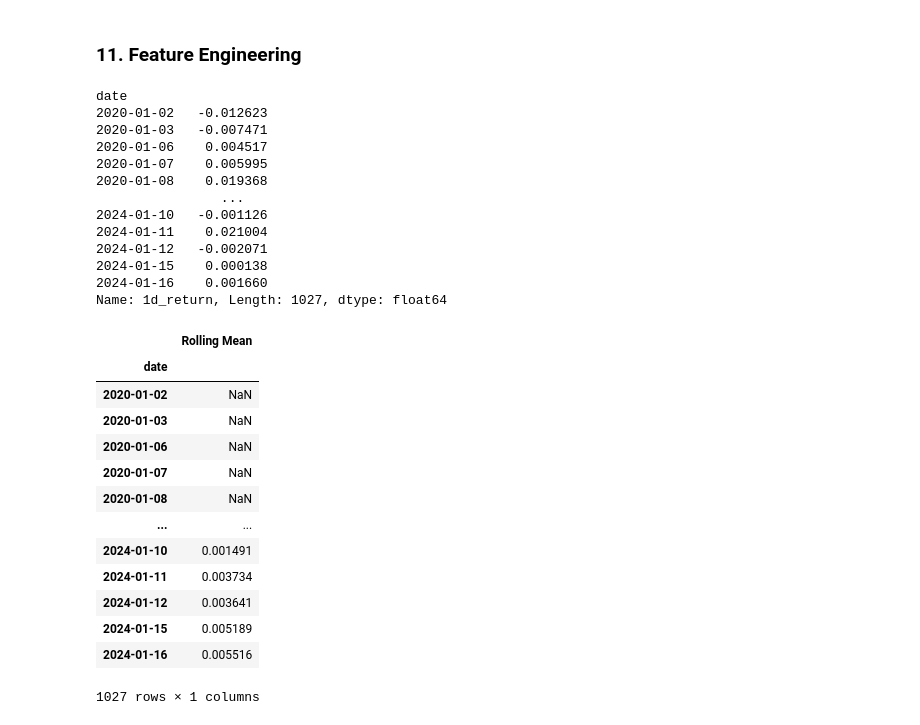
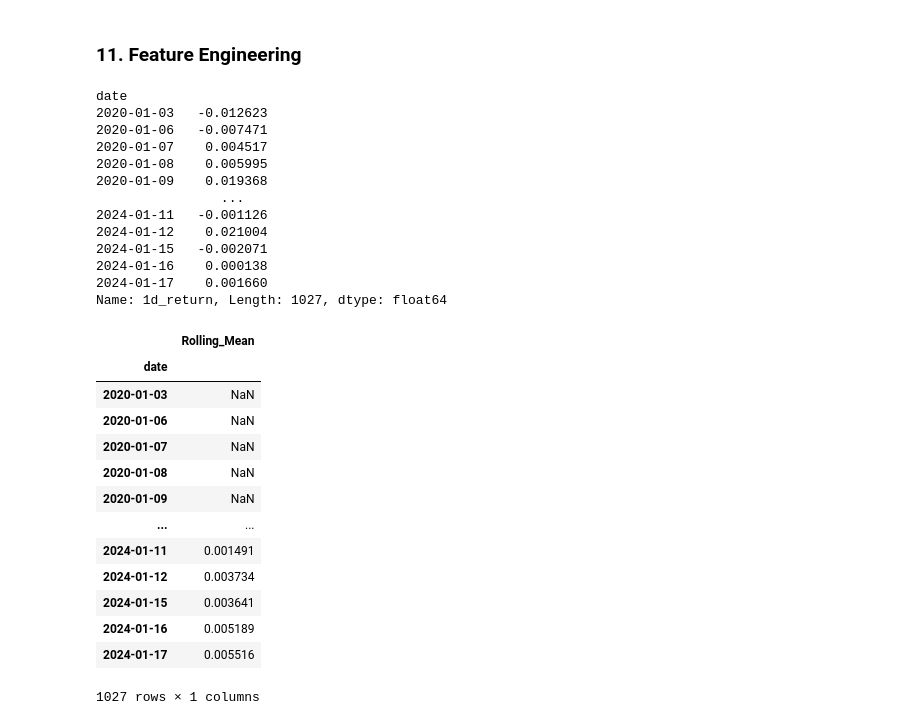
Before and after one commit to cem-akkus/Master, a Jupyter notebook: DataVisualisations.ipynb, the cells around one changed output. Drawn from its saved outputs; the diff is of its cells as text; code cells hidden in the pictures.

Commit message:
Data preparation

```diff
--- a/DataVisualisations.ipynb
+++ b/DataVisualisations.ipynb
@@ -116,7 +100,7 @@ for filename in os.listdir(directory):
 
         # Read the CSV file into a DataFrame
         df = pd.read_csv(file_path)
-        data_dict[ticker] = df.iloc[:-output_steps]  # Select all rows except the last rows that contain nan's
+        data_dict[ticker] = df.iloc[output_steps:]  # Select all rows except the last rows that contain nan's
 
 
         print(f'DataFrame for {ticker} loaded from {file_path}')
@@ -197,3 +193,13 @@ data_dict['SAP_DE'] = data_dict['SAP_DE'].set_index('date')
+# %%
+#date column as datetime
+data_dict['SAP_DE']['date'] = pd.to_datetime(data_dict['SAP_DE']['date'])
+data_dict['SAP_DE'] = data_dict['SAP_DE'].set_index('date')
+
+data_dict['SIE_DE']['date'] = pd.to_datetime(data_dict['SIE_DE']['date'])
+data_dict['SIE_DE'] = data_dict['SIE_DE'].set_index('date')
+
+data_dict['DTE_DE']['date'] = pd.to_datetime(data_dict['DTE_DE']['date'])
+data_dict['DTE_DE'] = data_dict['DTE_DE'].set_index('date')
 # %%
 #plot - closing prices of sap
 plt.figure(figsize=(10,5))
@@ -500,45 +504,45 @@ rolmean_DTE = data_dict['DTE_DE']['1d_return'].rolling(window).mean()
 rolstd_DTE = data_dict['DTE_DE']['1d_return'].rolling(window).std()
 
 #adding features as columns in dataframe for dax
-data_dict['SAP_DE']['Rolling Mean'] = rolmean_SAP
-data_dict['SAP_DE']['Rolling Std'] = rolstd_SAP
+data_dict['SAP_DE']['Rolling_Mean'] = rolmean_SAP
+data_dict['SAP_DE']['Rolling_Std'] = rolstd_SAP
 
-data_dict['SIE_DE']['Rolling Mean'] = rolmean_SIE
-data_dict['SIE_DE']['Rolling Std'] = rolstd_SIE
+data_dict['SIE_DE']['Rolling_Mean'] = rolmean_SIE
+data_dict['SIE_DE']['Rolling_Std'] = rolstd_SIE
 
 #adding features as columns in dataframe for dax
-data_dict['DTE_DE']['Rolling Mean'] = rolmean_DTE
-data_dict['DTE_DE']['Rolling Std'] = rolstd_DTE
+data_dict['DTE_DE']['Rolling_Mean'] = rolmean_DTE
+data_dict['DTE_DE']['Rolling_Std'] = rolstd_DTE
 # %%
 data_dict['SAP_DE']['1d_return']
 # %% [output]
 date
-2020-01-02   -0.012623
-2020-01-03   -0.007471
-2020-01-06    0.004517
-2020-01-07    0.005995
-2020-01-08    0.019368
+2020-01-03   -0.012623
+2020-01-06   -0.007471
+2020-01-07    0.004517
+2020-01-08    0.005995
+2020-01-09    0.019368
                 ...
-2024-01-10   -0.001126
-2024-01-11    0.021004
-2024-01-12   -0.002071
-2024-01-15    0.000138
-2024-01-16    0.001660
+2024-01-11   -0.001126
+2024-01-12    0.021004
+2024-01-15   -0.002071
+2024-01-16    0.000138
+2024-01-17    0.001660
 Name: 1d_return, Length: 1027, dtype: float64
 # %%
-data_dict['SAP_DE'][['Rolling Mean']]
+data_dict['SAP_DE'][['Rolling_Mean']]
 # %% [output]
-|  | Rolling Mean |
+|  | Rolling_Mean |
 | date |  |
-| 2020-01-02 | NaN |
 | 2020-01-03 | NaN |
 | 2020-01-06 | NaN |
 | 2020-01-07 | NaN |
 | 2020-01-08 | NaN |
+| 2020-01-09 | NaN |
 | ... | ... |
-| 2024-01-10 | 0.001491 |
-| 2024-01-11 | 0.003734 |
-| 2024-01-12 | 0.003641 |
-| 2024-01-15 | 0.005189 |
-| 2024-01-16 | 0.005516 |
+| 2024-01-11 | 0.001491 |
+| 2024-01-12 | 0.003734 |
+| 2024-01-15 | 0.003641 |
+| 2024-01-16 | 0.005189 |
+| 2024-01-17 | 0.005516 |
 1027 rows × 1 columns
```
Also changed, not shown: parts of 22 cells of this notebook.
